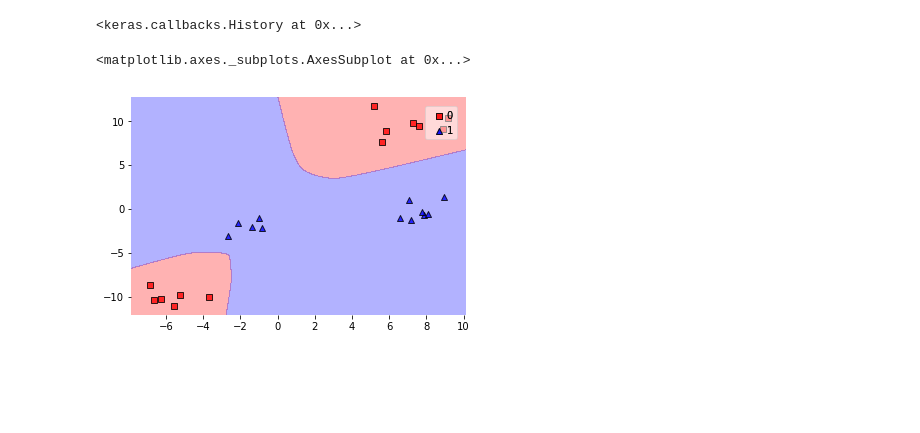
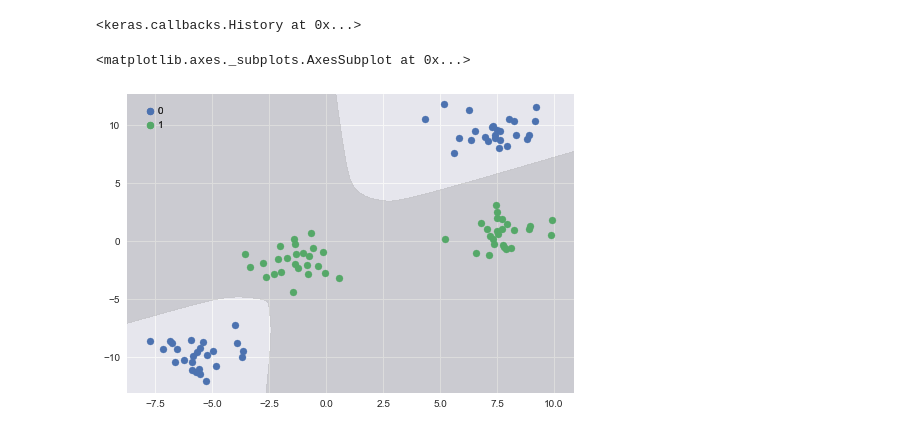
Before and after one commit to Umaigenomu/likejazz.github.io, a Jupyter notebook: notebooks/support-vector-machine-explained.ipynb, the cells around one changed output. Saved outputs shown, nothing was run; the diff lists cells and outputs as text; code cells hidden in the pictures; blank space fills up the shorter version.

```diff
--- a/notebooks/support-vector-machine-explained.ipynb
+++ b/notebooks/support-vector-machine-explained.ipynb
@@ -40,3 +45,3 @@ import kaonlearn
 # %%
-kaonlearn.plots.plot_learning_curve(LogisticRegression(), X, y)
+plot_learning_curve(LogisticRegression(), X, y)
 # %% [output]
@@ -260,7 +265,7 @@ model.fit(X_train, y_train, epochs=1000, verbose=0)
 # %% [output]
 <keras.callbacks.History at 0x...>
 # %%
-plot_decision_regions(X_test, y_test, clf=model, res=0.1)
+plot_decision_regions(X, y, clf=model)
 # %% [output]
 <matplotlib.axes._subplots.AxesSubplot at 0x...>
-[figure, old version]
+[figure, new version]
```
Also changed, not shown: parts of 14 cells of this notebook.
